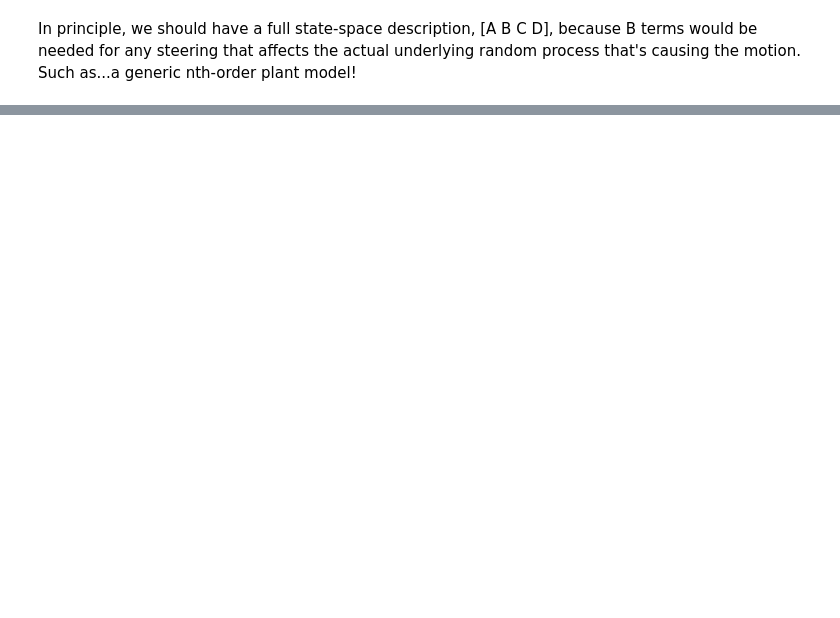
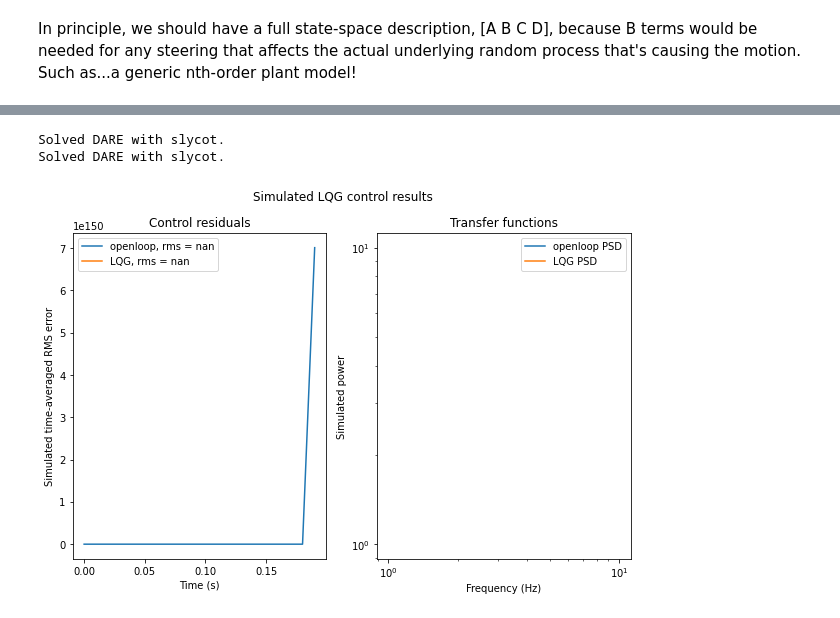
Before and after one commit to aditya-sengupta/seallqg, a Jupyter notebook: notebooks/lqg_delays_Dmatrix.ipynb, the cells around one changed output, grey strips where cells are left out. Cells and saved outputs as stored; diff of their text form; code cells hidden in the pictures; blank space fills up the shorter version.

```diff
--- a/notebooks/lqg_delays_Dmatrix.ipynb
+++ b/notebooks/lqg_delays_Dmatrix.ipynb
@@ -175,0 +99,3 @@ _ = abcd.simulate([ol, integ], nsteps=nsteps, plot=True)
+# %%
+ss = tf.to_ss()
+ss2 = sig.cont2discrete((ss.A, ss.B, ss.C, ss.D), dt=0.01)
@@ -175,0 +114,13 @@ _ = abcd.simulate([ol, integ], nsteps=nsteps, plot=True)
+# %%
+A, B, C, D = ss.A, ss.B, ss.C, ss.D
+W = 0.1 * np.eye(2)
+V = 0.01 * np.eye(1)
+plant = LQG(A, B, C, D, W, V)
+# %% [output]
+Solved DARE with slycot.
+Solved DARE with slycot.
+# %%
+plant.reset()
+plant.simulate([ol], plot=True);
+# %% [output]
+[figure, added]
```
Also changed, not shown: parts of 23 cells of this notebook, 11 other files.
